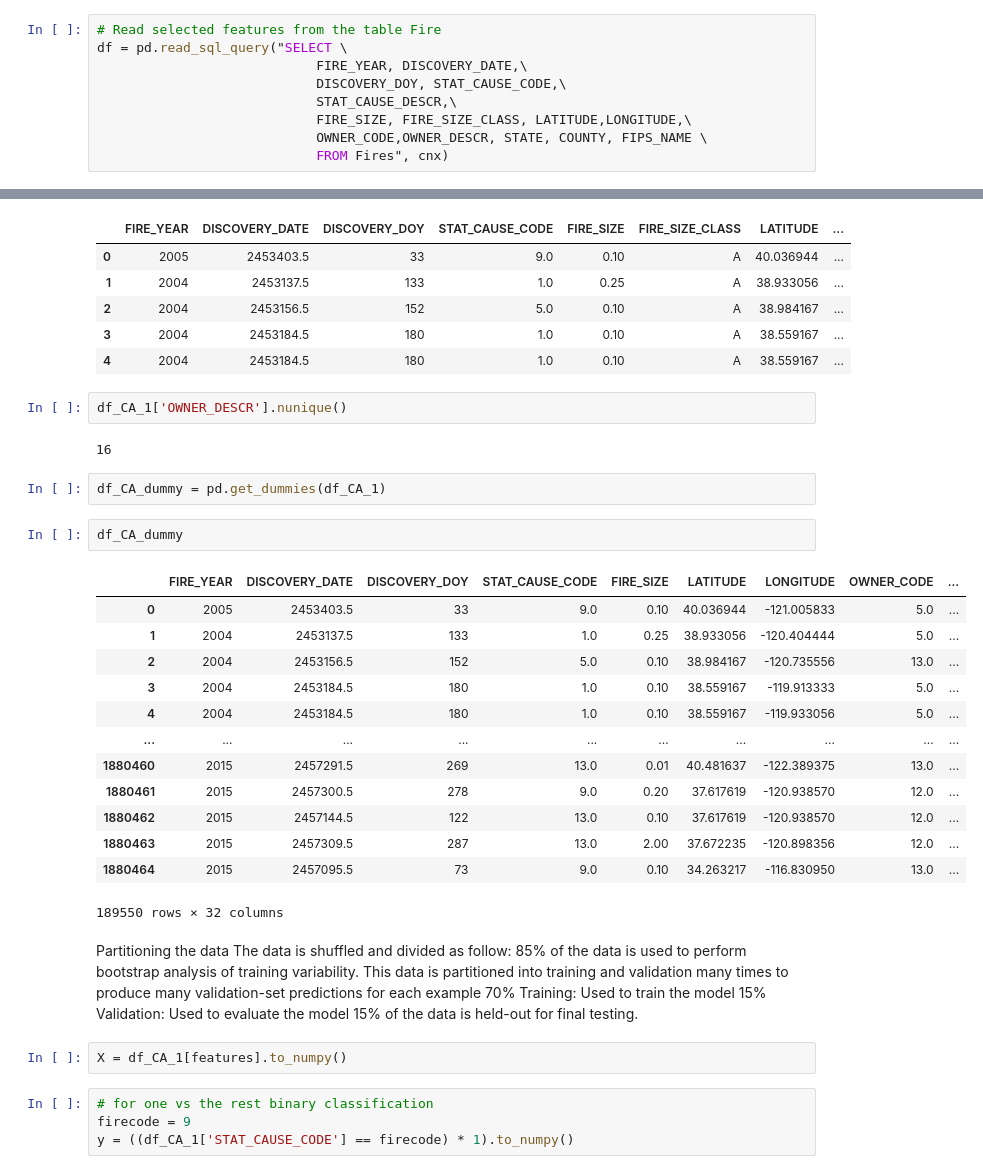
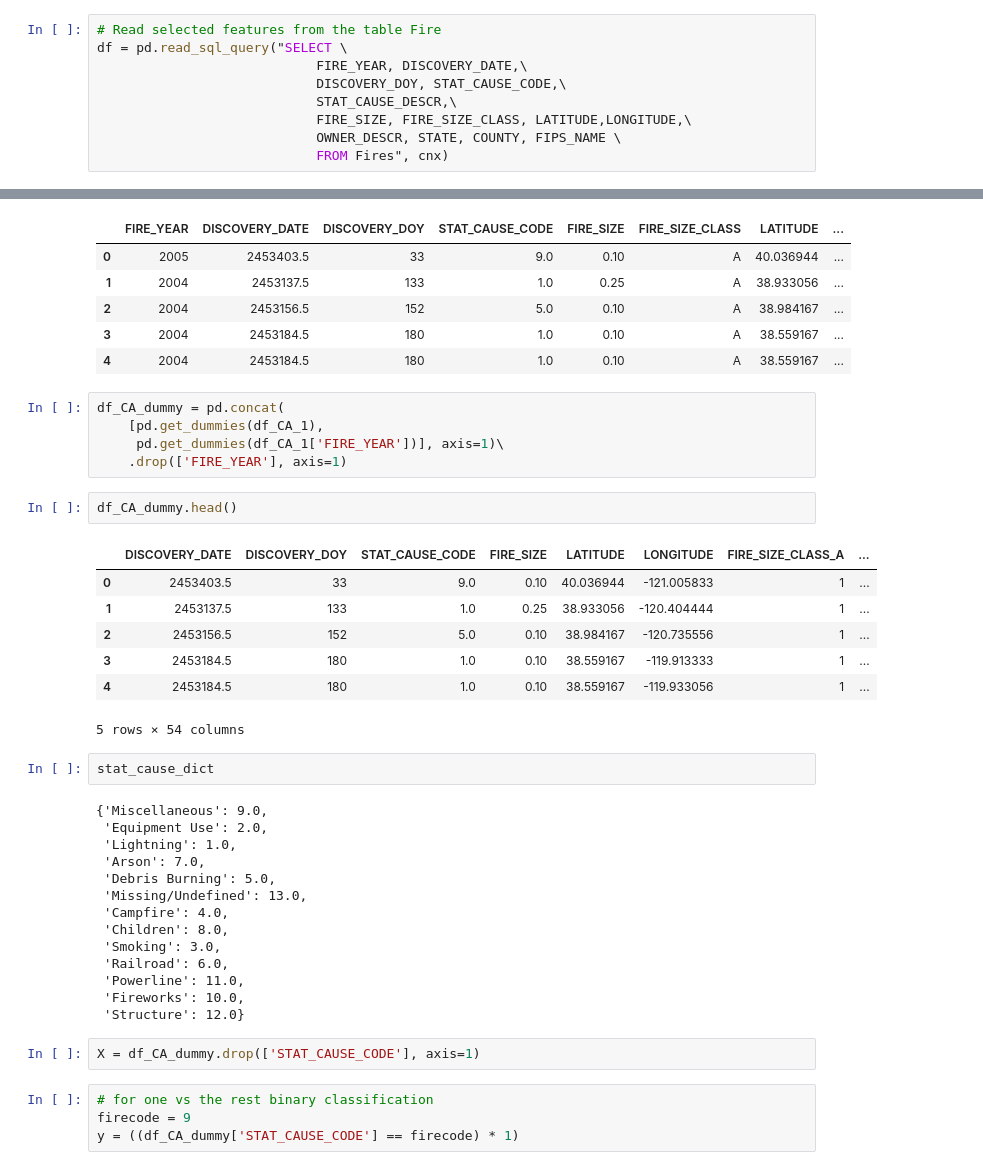
Before and after one commit to Davidloku1234567/wildfire, a Jupyter notebook: wildFire_1.ipynb, the cells around one changed output, grey strips where cells are left out. Saved outputs shown, nothing was run; the diff lists cells and outputs as text.

```diff
--- a/wildFire_1.ipynb
+++ b/wildFire_1.ipynb
@@ -45,7 +47,7 @@ df = pd.read_sql_query("SELECT \
                             DISCOVERY_DOY, STAT_CAUSE_CODE,\
                             STAT_CAUSE_DESCR,\
                             FIRE_SIZE, FIRE_SIZE_CLASS, LATITUDE,LONGITUDE,\
-                            OWNER_CODE,OWNER_DESCR, STATE, COUNTY, FIPS_NAME \
+                            OWNER_DESCR, STATE, COUNTY, FIPS_NAME \
                             FROM Fires", cnx)
 # %%
 df.head()
@@ -333,38 +334,40 @@ df_CA_1.head()
 | 2 | 2004 | 2453156.5 | 152 | 5.0 | 0.10 | A | 38.984167 | ... |
 | 3 | 2004 | 2453184.5 | 180 | 1.0 | 0.10 | A | 38.559167 | ... |
 | 4 | 2004 | 2453184.5 | 180 | 1.0 | 0.10 | A | 38.559167 | ... |
-# %%
-df_CA_1['OWNER_DESCR'].nunique()
-# %% [output]
-16
-# %%
-df_CA_dummy = pd.get_dummies(df_CA_1)
+# %%
+df_CA_dummy = pd.concat(
+    [pd.get_dummies(df_CA_1),
+     pd.get_dummies(df_CA_1['FIRE_YEAR'])], axis=1)\
+    .drop(['FIRE_YEAR'], axis=1)
 # %%
-df_CA_dummy
+df_CA_dummy.head()
 # %% [output]
-|  | FIRE_YEAR | DISCOVERY_DATE | DISCOVERY_DOY | STAT_CAUSE_CODE | FIRE_SIZE | LATITUDE | LONGITUDE | OWNER_CODE | ... |
-| 0 | 2005 | 2453403.5 | 33 | 9.0 | 0.10 | 40.036944 | -121.005833 | 5.0 | ... |
-| 1 | 2004 | 2453137.5 | 133 | 1.0 | 0.25 | 38.933056 | -120.404444 | 5.0 | ... |
-| 2 | 2004 | 2453156.5 | 152 | 5.0 | 0.10 | 38.984167 | -120.735556 | 13.0 | ... |
-| 3 | 2004 | 2453184.5 | 180 | 1.0 | 0.10 | 38.559167 | -119.913333 | 5.0 | ... |
-| 4 | 2004 | 2453184.5 | 180 | 1.0 | 0.10 | 38.559167 | -119.933056 | 5.0 | ... |
-| ... | ... | ... | ... | ... | ... | ... | ... | ... | ... |
-| 1880460 | 2015 | 2457291.5 | 269 | 13.0 | 0.01 | 40.481637 | -122.389375 | 13.0 | ... |
-| 1880461 | 2015 | 2457300.5 | 278 | 9.0 | 0.20 | 37.617619 | -120.938570 | 12.0 | ... |
-| 1880462 | 2015 | 2457144.5 | 122 | 13.0 | 0.10 | 37.617619 | -120.938570 | 12.0 | ... |
-| 1880463 | 2015 | 2457309.5 | 287 | 13.0 | 2.00 | 37.672235 | -120.898356 | 12.0 | ... |
-| 1880464 | 2015 | 2457095.5 | 73 | 9.0 | 0.10 | 34.263217 | -116.830950 | 13.0 | ... |
+|  | DISCOVERY_DATE | DISCOVERY_DOY | STAT_CAUSE_CODE | FIRE_SIZE | LATITUDE | LONGITUDE | FIRE_SIZE_CLASS_A | ... |
+| 0 | 2453403.5 | 33 | 9.0 | 0.10 | 40.036944 | -121.005833 | 1 | ... |
+| 1 | 2453137.5 | 133 | 1.0 | 0.25 | 38.933056 | -120.404444 | 1 | ... |
+| 2 | 2453156.5 | 152 | 5.0 | 0.10 | 38.984167 | -120.735556 | 1 | ... |
+| 3 | 2453184.5 | 180 | 1.0 | 0.10 | 38.559167 | -119.913333 | 1 | ... |
+| 4 | 2453184.5 | 180 | 1.0 | 0.10 | 38.559167 | -119.933056 | 1 | ... |
-189550 rows × 32 columns
+5 rows × 54 columns
-# %% [markdown]
-Partitioning the data
-The data is shuffled and divided as follow:
-85% of the data is used to perform bootstrap analysis of training variability. This data is partitioned into training and validation many times to produce many validation-set predictions for each example
-70% Training: Used to train the model
-15% Validation: Used to evaluate the model
-15% of the data is held-out for final testing.
-# %%
-X = df_CA_1[features].to_numpy()
+# %%
+stat_cause_dict
+# %% [output]
+{'Miscellaneous': 9.0,
+ 'Equipment Use': 2.0,
+ 'Lightning': 1.0,
+ 'Arson': 7.0,
+ 'Debris Burning': 5.0,
+ 'Missing/Undefined': 13.0,
+ 'Campfire': 4.0,
+ 'Children': 8.0,
+ 'Smoking': 3.0,
+ 'Railroad': 6.0,
+ 'Powerline': 11.0,
+ 'Fireworks': 10.0,
+ 'Structure': 12.0}
+# %%
+X = df_CA_dummy.drop(['STAT_CAUSE_CODE'], axis=1)
 # %%
 # for one vs the rest binary classification
 firecode = 9
-y = ((df_CA_1['STAT_CAUSE_CODE'] == firecode) * 1).to_numpy()
+y = ((df_CA_dummy['STAT_CAUSE_CODE'] == firecode) * 1)
```
Also changed, not shown: parts of 16 cells of this notebook.
